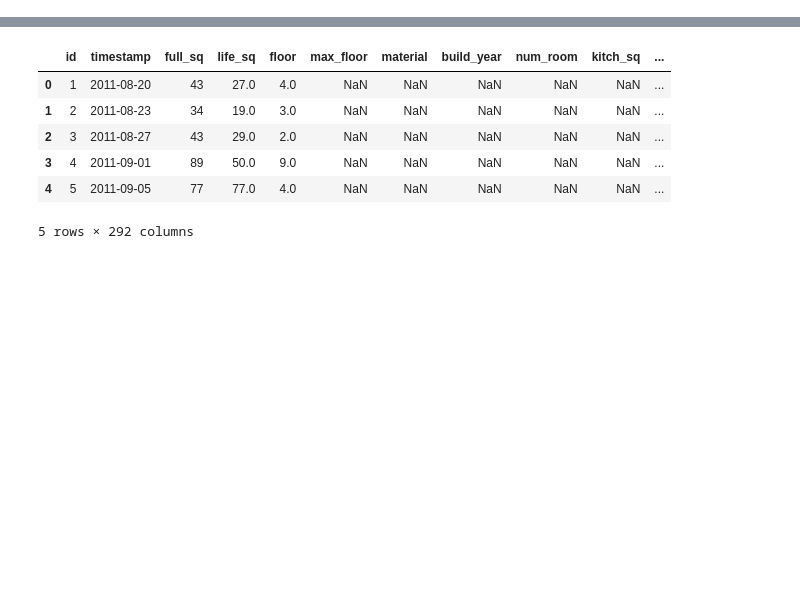
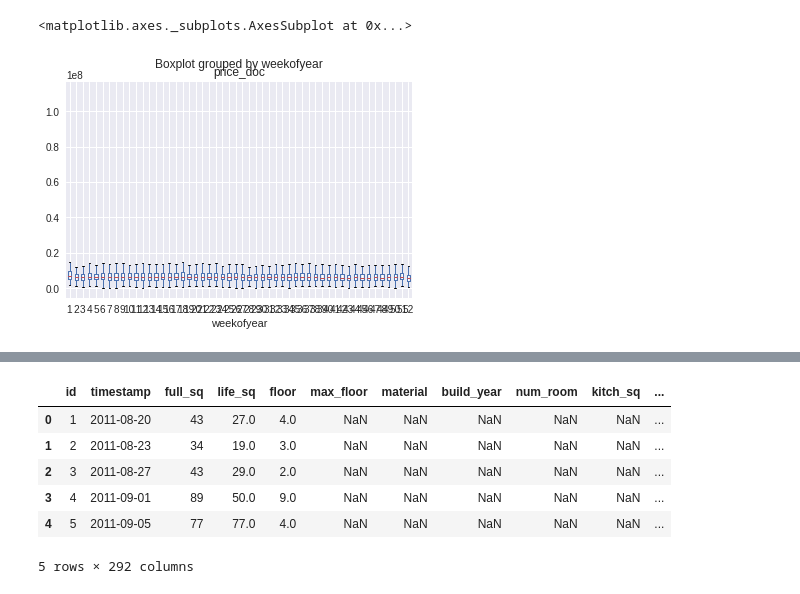
Before and after one commit to Jugaadu/srhm, a Jupyter notebook: Sberbank Russian Housing Market.ipynb, the cells around one changed output, grey strips where cells are left out. Cells and saved outputs as stored; diff of their text form; code cells hidden in the pictures; blank space fills up the shorter version.

```diff
--- a/Sberbank Russian Housing Market.ipynb
+++ b/Sberbank Russian Housing Market.ipynb
@@ -21,0 +65,5 @@ Index(['id', 'timestamp', 'full_sq', 'life_sq', 'floor', 'max_floor',
+# %%
+train.boxplot('price_doc',by = 'weekofyear')
+# %% [output]
+<matplotlib.axes._subplots.AxesSubplot at 0x...>
+[figure, added]
```
Also changed, not shown: parts of 40 cells of this notebook, 1 other file.
